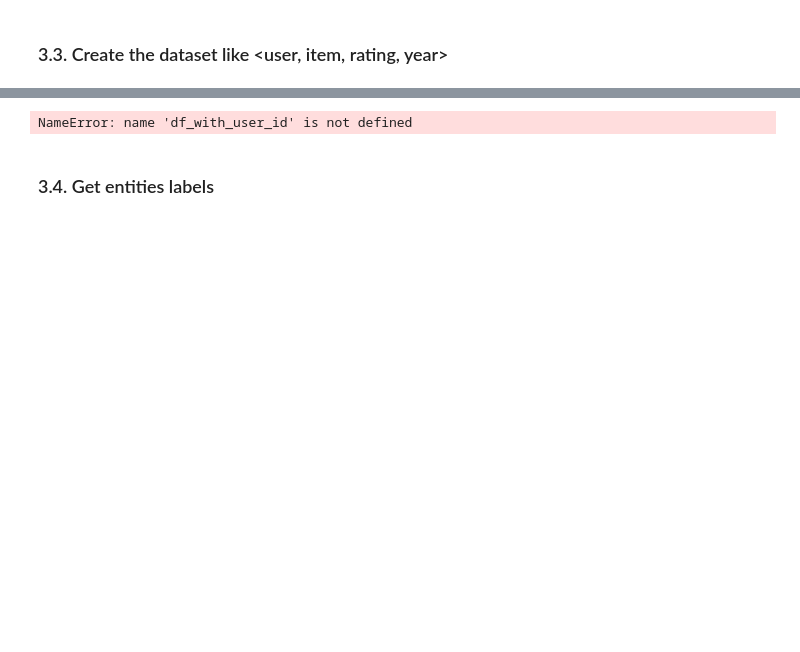
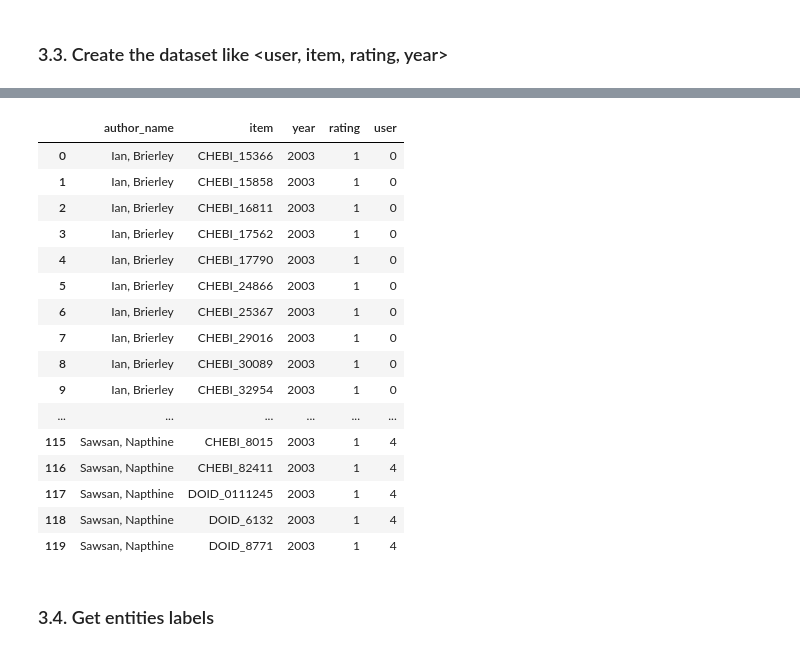
Before and after one commit to lasigeBioTM/RecSys.Scifi.tutorial, a Jupyter notebook: tutorial.ipynb, the cells around one changed output, grey strips where cells are left out. Drawn from its saved outputs; the diff is of its cells as text; code cells hidden in the pictures; blank space fills up the shorter version.

```diff
--- a/tutorial.ipynb
+++ b/tutorial.ipynb
@@ -799,8 +686,8 @@ Path of original' json and entities' json folder, blacklist and metadata
 # %%
 dataset_dir = 'data/sample/'
 entities_dir = 'data/sample_entities/'
-metadata_dir = 'data/metadata.csv'
-blacklist_dir = 'data/blacklist/blacklist_articles.txt'
+metadata_filepath = 'data/cord19_small/metadata.csv'
+blacklist_filepath = 'data/blacklist/blacklist_articles.txt'
 # %% [markdown]
 List containing the names of the entries in the directory given by path
 # %%
@@ -1013,7 +869,24 @@ ValueError: Empty data passed with indices specified.
 # %%
 df_with_user_id.rename(columns={'user': 'author_name', 'index_user': 'user'}, inplace = True)
+df_with_user_id
 # %% [output]
-NameError: name 'df_with_user_id' is not defined
+|  | author_name | item | year | rating | user |
+| 0 | Ian, Brierley | CHEBI_15366 | 2003 | 1 | 0 |
+| 1 | Ian, Brierley | CHEBI_15858 | 2003 | 1 | 0 |
+| 2 | Ian, Brierley | CHEBI_16811 | 2003 | 1 | 0 |
+| 3 | Ian, Brierley | CHEBI_17562 | 2003 | 1 | 0 |
+| 4 | Ian, Brierley | CHEBI_17790 | 2003 | 1 | 0 |
+| 5 | Ian, Brierley | CHEBI_24866 | 2003 | 1 | 0 |
+| 6 | Ian, Brierley | CHEBI_25367 | 2003 | 1 | 0 |
+| 7 | Ian, Brierley | CHEBI_29016 | 2003 | 1 | 0 |
+| 8 | Ian, Brierley | CHEBI_30089 | 2003 | 1 | 0 |
+| 9 | Ian, Brierley | CHEBI_32954 | 2003 | 1 | 0 |
+| ... | ... | ... | ... | ... | ... |
+| 115 | Sawsan, Napthine | CHEBI_8015 | 2003 | 1 | 4 |
+| 116 | Sawsan, Napthine | CHEBI_82411 | 2003 | 1 | 4 |
+| 117 | Sawsan, Napthine | DOID_0111245 | 2003 | 1 | 4 |
+| 118 | Sawsan, Napthine | DOID_6132 | 2003 | 1 | 4 |
+| 119 | Sawsan, Napthine | DOID_8771 | 2003 | 1 | 4 |
 # %% [markdown]
 <a id="3.4"></a>
 ### 3.4. Get entities labels
```
Also changed, not shown: parts of 50 cells of this notebook.
